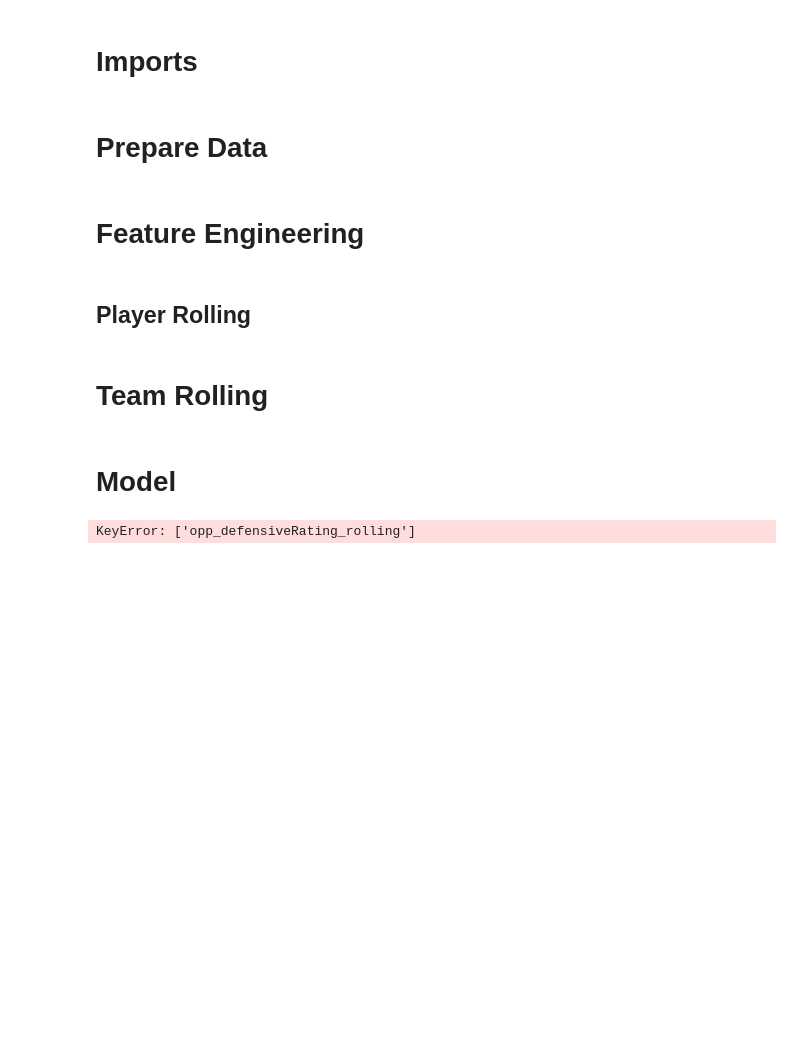
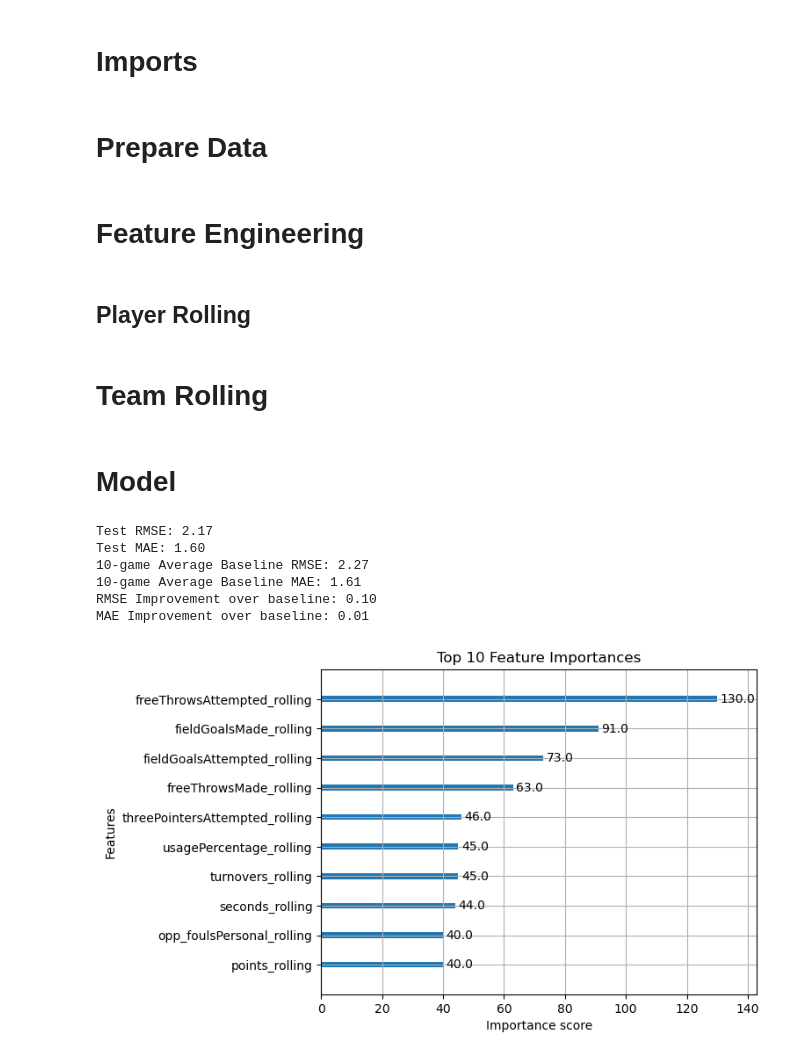
Before and after one commit to gaborszita/cmpsc-190a-project, a Jupyter notebook: owen_data.ipynb, the cells around one changed output. Saved outputs shown, nothing was run; the diff lists cells and outputs as text; code cells hidden in the pictures; blank space fills up the shorter version.

Commit message:
op - points prediction

```diff
--- a/owen_data.ipynb
+++ b/owen_data.ipynb
@@ -128,10 +128,12 @@ def opp_team_rolling(stat, num_games):
 
     merged_df = merged_df.drop(columns=['teamId_y', f'{stat}_y'])
 
+    stat_base = stat.replace('team_', '', 1)
+
     merged_df = merged_df.rename(columns={
         'teamId_x': 'teamId',
         f'{stat}_x': f'{stat}',
-        f'{stat}_rolling': f'opp_{stat}_rolling'
+        f'{stat}_rolling': f'opp_{stat_base}_rolling'
     })
 
     return merged_df
@@ -182,6 +184,6 @@ opp_stats = [
 ]
 # %%
 for opp_stat in opp_stats:
-    data = opp_team_rolling(opp_stat, 10)
+    data = opp_team_rolling(opp_stat, 5)
 # %% [markdown]
 # Model
@@ -193,18 +192,9 @@ rolling_features = [f"{feature}_rolling" for feature in combined]
 target = "points"
 
 # Select features to train on
-features = [
-    "seconds_rolling",
-    "fieldGoalsAttempted_rolling",
-    "freeThrowsAttempted_rolling",
-    "points_rolling",
-    "offensiveRating_rolling",
-    "turnoverRatio_rolling",
-    "trueShootingPercentage_rolling",
-    "usagePercentage_rolling",
-    "possessions_rolling",
-    "opp_defensiveRating_rolling",
-]
+opp_stats = [stat.replace("team_", "opp_") for stat in opp_stats]
+combined = player_stats + opp_stats
+features = [f"{feature}_rolling" for feature in combined]
 
 # Drop rows with missing data (or impute if you prefer)
 data = data.dropna(subset=features + [target])
@@ -221,38 +211,44 @@ model = XGBRegressor(
     n_estimators=100,
     learning_rate=0.1,
     max_depth=4,
     subsample=0.8,
     colsample_bytree=0.8,
     random_state=42
 )
 
 model.fit(X_train, y_train)
 
 # Predict and evaluate
 y_pred = model.predict(X_test)
 mse = mean_squared_error(y_test, y_pred)
 rmse = np.sqrt(mse)
 mae = mean_absolute_error(y_test, y_pred)
-print(f"Test RMSE: {rmse:.2f} points")
-print(f"Test MAE: {mae:.2f} points")
+print(f"Test RMSE: {rmse:.2f}")
+print(f"Test MAE: {mae:.2f}")
 
 # Evaluate baseline (10-game average)
-y_baseline_pred = X_test["points_rolling"]
+y_baseline_pred = X_test[f"{target}_rolling"]
 baseline_mse = mean_squared_error(y_test, y_baseline_pred)
 baseline_rmse = np.sqrt(baseline_mse)
 baseline_mae = mean_absolute_error(y_test, y_baseline_pred)
-print(f"10-game Average Baseline RMSE: {baseline_rmse:.2f} points")
-print(f"10-game Average Baseline MAE: {baseline_mae:.2f} points")
+print(f"10-game Average Baseline RMSE: {baseline_rmse:.2f}")
+print(f"10-game Average Baseline MAE: {baseline_mae:.2f}")
 
 # Improvement
 rmse_improvement = baseline_rmse - rmse
 mae_improvement = baseline_mae - mae
-print(f"RMSE Improvement over baseline: {rmse_improvement:.2f} points")
-print(f"MAE Improvement over baseline: {mae_improvement:.2f} points")
+print(f"RMSE Improvement over baseline: {rmse_improvement:.2f}")
+print(f"MAE Improvement over baseline: {mae_improvement:.2f}")
 
 # Plot Feature Importance
 plot_importance(model, max_num_features=10)
 plt.title("Top 10 Feature Importances")
 plt.show()
 # %% [output]
-KeyError: ['opp_defensiveRating_rolling']
+Test RMSE: 2.17
+Test MAE: 1.60
+10-game Average Baseline RMSE: 2.27
+10-game Average Baseline MAE: 1.61
+RMSE Improvement over baseline: 0.10
+MAE Improvement over baseline: 0.01
+[figure, added]
```
Also changed, not shown: parts of 2 cells of this notebook.
